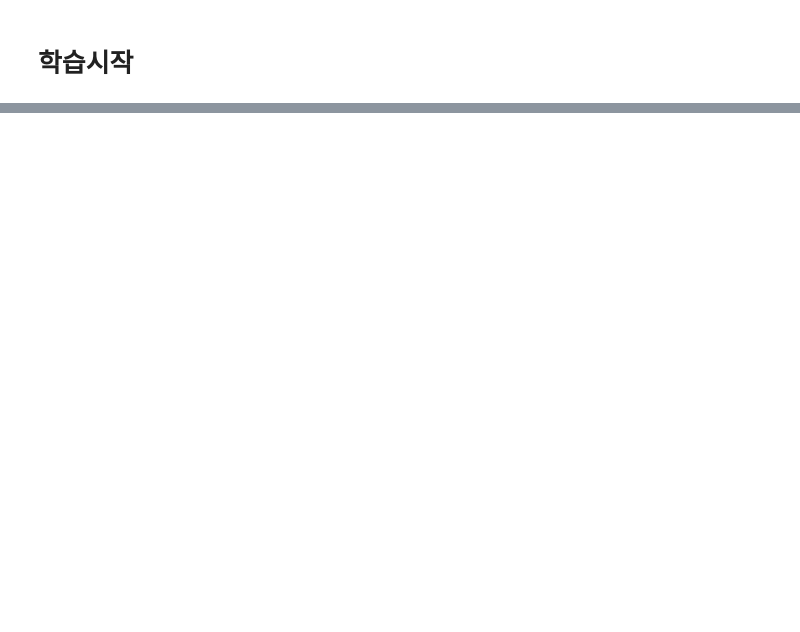
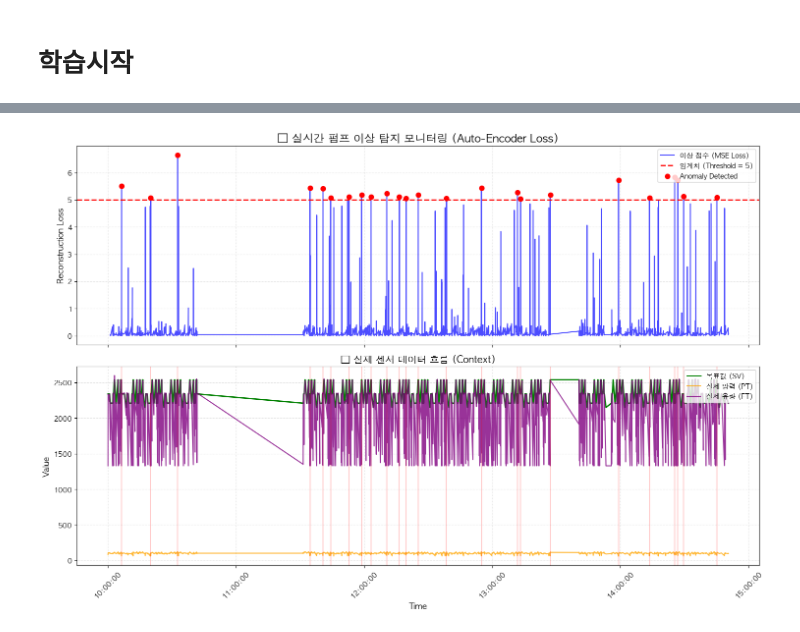
Before and after one commit to JeonJae02/KTA_Train, a Jupyter notebook: train_pump.ipynb, the cells around one changed output, grey strips where cells are left out. Cells and saved outputs as stored; diff of their text form; code cells hidden in the pictures; blank space fills up the shorter version.

Commit message:
pump 모델 파이프 라인은 1차적 완성.

```diff
--- a/train_pump.ipynb
+++ b/train_pump.ipynb
@@ -333,0 +243,15 @@ Epoch [200/200] | Train Loss: 0.1333 | Val Loss: 0.0742
+# %%
+import joblib
+import torch
+from Pump_AE import PumpAutoencoder
+
+MODEL_SAVE_DIR = './models' # 모델과 스케일러를 저장할 폴더
+PUMP_ID = 'P1' # 나중에 P2, P3 등으로 변경
+
+model = PumpAutoencoder(input_dim=len(feature_cols))
+model.load_state_dict(torch.load(f'{MODEL_SAVE_DIR}/autoencoder_{PUMP_ID}.pth', weights_only=True))
+model.eval() # 추론 모드
+
+scaler = joblib.load(f'{MODEL_SAVE_DIR}/scaler_{PUMP_ID}.pkl')
+# %%
+test_df = extractor.get_data(start_time="2026-04-18T01:00:00Z", end_time="2026-04-18T15:00:00Z", target_tags=target_tags)
@@ -333,0 +452,69 @@ Epoch [200/200] | Train Loss: 0.1333 | Val Loss: 0.0742
+# %%
+import matplotlib.pyplot as plt
+import matplotlib.dates as mdates
+import seaborn as sns
+
+# 한글 폰트 설정 (폰트 깨짐 방지 - 환경에 맞게 수정 필요)
+plt.rcParams['font.family'] = 'AppleGothic' # Windows
+# plt.rcParams['font.family'] = 'AppleGothic' # Mac
+plt.rcParams['axes.unicode_minus'] = False
+
+def plot_anomaly_results(results_df, threshold=0.5):
+    """
+    AE 이상 탐지 결과를 시각화합니다.
+    Top: 시간(X축)에 따른 이상 점수(Loss)와 임계치(Threshold)
+    Bottom: 시간(X축)에 따른 SV(목표 압력), PT(실제 압력), FT(유량) 변화
+    """
+    # Time 컬럼을 datetime 형식으로 변환 (인덱스가 아닌 경우 대비)
+    if not pd.api.types.is_datetime64_any_dtype(results_df['Time']):
+        results_df['Time'] = pd.to_datetime(results_df['Time'])
+
+    # 이상치(Anomaly)만 따로 필터링
+    anomalies = results_df[results_df['Loss'] > threshold]
+
+    # 그래프 레이아웃 설정 (위아래 2칸)
+    fig, (ax1, ax2) = plt.subplots(2, 1, figsize=(15, 10), sharex=True)
+
+    # -----------------------------------------------------------
+    # [Top 그래프] 이상 점수 (Reconstruction Loss) 모니터링
+    # -----------------------------------------------------------
+    ax1.plot(results_df['Time'], results_df['Loss'], color='blue', alpha=0.7, label='이상 점수 (MSE Loss)')
+    ax1.axhline(y=threshold, color='red', linestyle='--', linewidth=2, label=f'임계치 (Threshold = {threshold})')
+
+    # 임계치를 넘은 구간 빨간색 점으로 강조
+    if not anomalies.empty:
+        ax1.scatter(anomalies['Time'], anomalies['Loss'], color='red', s=50, zorder=5, label='Anomaly Detected')
+
+    ax1.set_title("🚀 실시간 펌프 이상 탐지 모니터링 (Auto-Encoder Loss)", fontsize=16, fontweight='bold')
+    ax1.set_ylabel("Reconstruction Loss", fontsize=12)
+    ax1.grid(True, linestyle=':', alpha=0.6)
+    ax1.legend(loc='upper right')
+
+    # -----------------------------------------------------------
+    # [Bottom 그래프] 원본 시계열 데이터 흐름 (SV, PT, FT)
+    # -----------------------------------------------------------
+    ax2.plot(results_df['Time'], results_df['Target_SV'], color='green', linestyle='-', linewidth=2, label='목표값 (SV)')
+    ax2.plot(results_df['Time'], results_df['Actual_PT'], color='orange', linestyle='-', alpha=0.8, label='실제 압력 (PT)')
+    ax2.plot(results_df['Time'], results_df['Actual_FT'], color='purple', linestyle='-', alpha=0.8, label='실제 유량 (FT)')
+
+    # 아래쪽 그래프에도 이상 구간을 연한 빨간색 세로 배경으로 표시
+    for anomaly_time in anomalies['Time']:
+        ax2.axvline(x=anomaly_time, color='red', alpha=0.2, linestyle='-')
+
+    ax2.set_title("📈 실제 센서 데이터 흐름 (Context)", fontsize=14)
+    ax2.set_xlabel("Time", fontsize=12)
+    ax2.set_ylabel("Value", fontsize=12)
+    ax2.grid(True, linestyle=':', alpha=0.6)
+    ax2.legend(loc='upper right')
+
+    # X축 시간 포맷팅 (HH:MM:SS 형태로 깔끔하게)
+    ax2.xaxis.set_major_formatter(mdates.DateFormatter('%H:%M:%S'))
+    plt.xticks(rotation=45)
+
+    plt.tight_layout()
+    plt.show()
+
+# 함수 실행!
+plot_anomaly_results(results_df, threshold=THRESHOLD)
+# %% [output]
+[figure, added]
```
Also changed, not shown: parts of 12 cells of this notebook, 5 other files.
